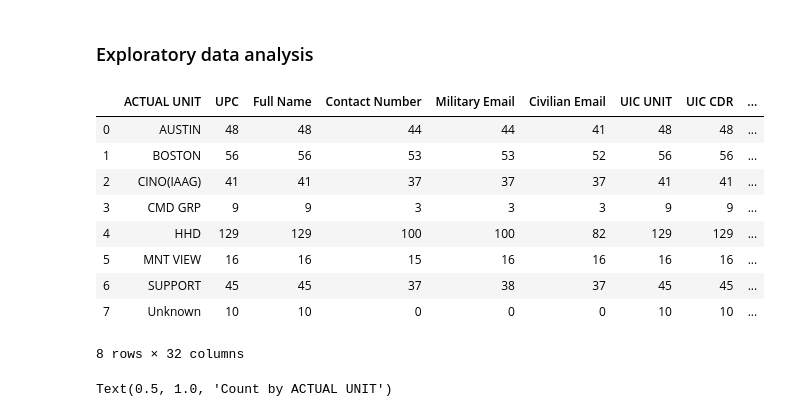
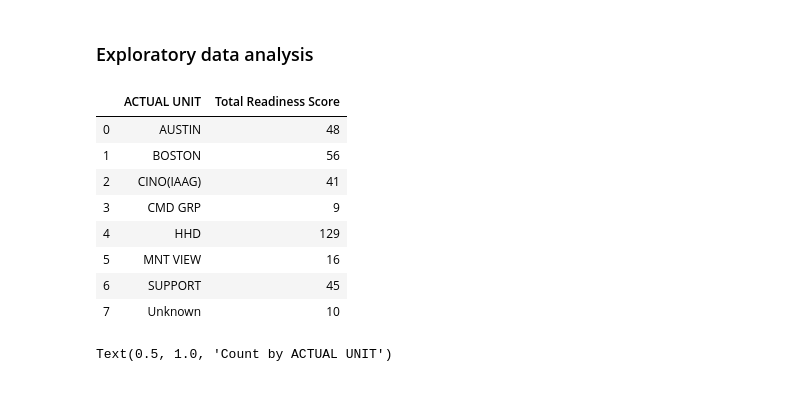
Before and after one commit to sstarr1879/readiness_score, a Jupyter notebook: multicomparison.ipynb, the cells around one changed output. Cells and saved outputs as stored; diff of their text form; code cells hidden in the pictures.

```diff
--- a/multicomparison.ipynb
+++ b/multicomparison.ipynb
@@ -27,18 +18,17 @@ metrics_frame.head()
 ### Exploratory data analysis
 # %%
 count_unit = metrics_frame.groupby(['ACTUAL UNIT']).count().reset_index()
-count_unit
+count_unit[['ACTUAL UNIT', 'Total Readiness Score']]
 # %% [output]
-|  | ACTUAL UNIT | UPC | Full Name | Contact Number | Military Email | Civilian Email | UIC UNIT | UIC CDR | ... |
-| 0 | AUSTIN | 48 | 48 | 44 | 44 | 41 | 48 | 48 | ... |
-| 1 | BOSTON | 56 | 56 | 53 | 53 | 52 | 56 | 56 | ... |
-| 2 | CINO(IAAG) | 41 | 41 | 37 | 37 | 37 | 41 | 41 | ... |
-| 3 | CMD GRP | 9 | 9 | 3 | 3 | 3 | 9 | 9 | ... |
-| 4 | HHD | 129 | 129 | 100 | 100 | 82 | 129 | 129 | ... |
-| 5 | MNT VIEW | 16 | 16 | 15 | 16 | 16 | 16 | 16 | ... |
-| 6 | SUPPORT | 45 | 45 | 37 | 38 | 37 | 45 | 45 | ... |
-| 7 | Unknown | 10 | 10 | 0 | 0 | 0 | 10 | 10 | ... |
+|  | ACTUAL UNIT | Total Readiness Score |
+| 0 | AUSTIN | 48 |
+| 1 | BOSTON | 56 |
+| 2 | CINO(IAAG) | 41 |
+| 3 | CMD GRP | 9 |
+| 4 | HHD | 129 |
+| 5 | MNT VIEW | 16 |
+| 6 | SUPPORT | 45 |
+| 7 | Unknown | 10 |
-8 rows × 32 columns
 # %%
 ax = count_unit.plot.bar(x='ACTUAL UNIT',y='Full Name', rot=0)
 ax.tick_params(axis='x', labelrotation=45)
```
Also changed, not shown: parts of 3 cells of this notebook.
